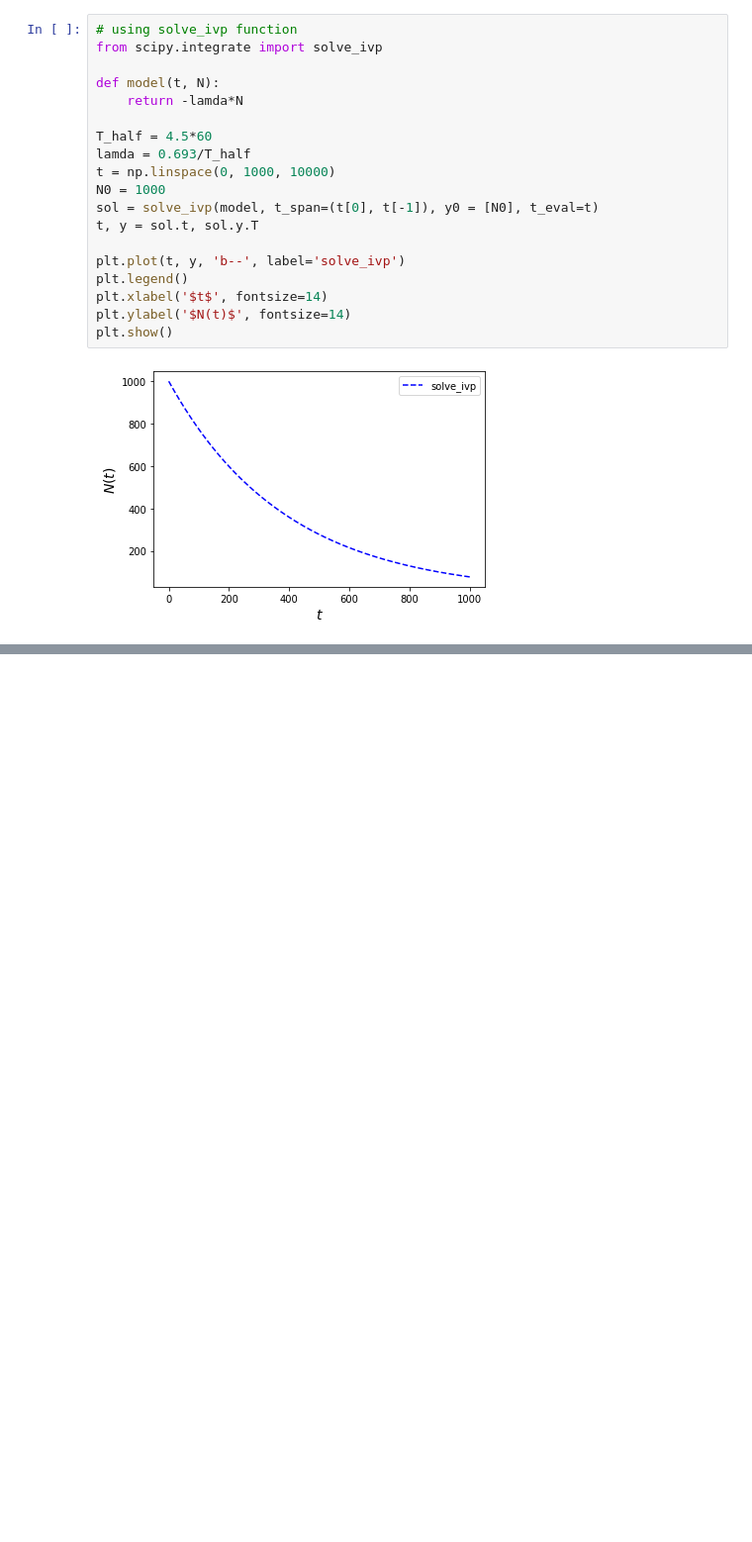
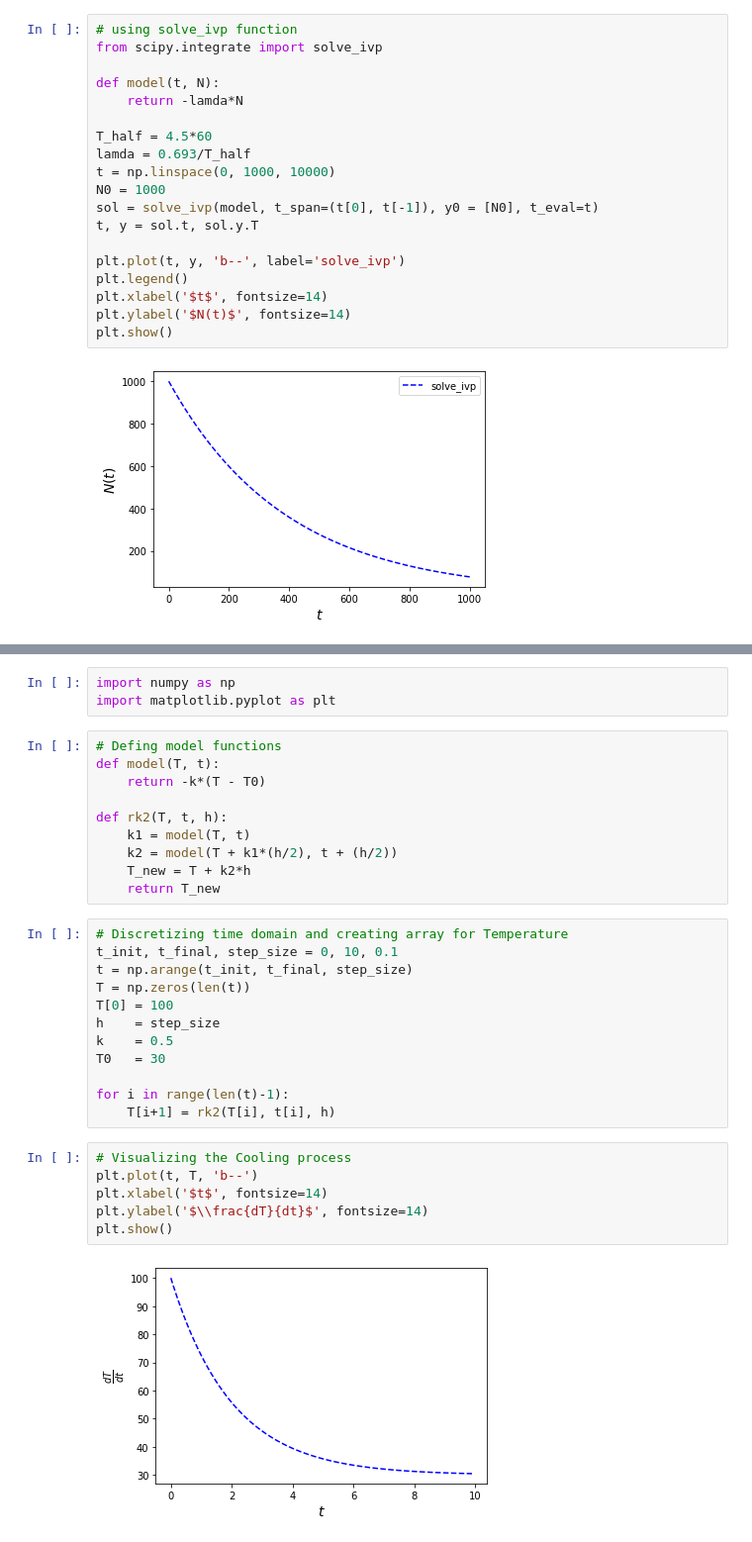
Before and after one commit to SubirSarkar2021/compulab.github.io, a Jupyter notebook: docs/sem3(2).ipynb, the cells around one changed output, grey strips where cells are left out. Shown at 99% size. Drawn from its saved outputs; the diff is of its cells as text; blank space fills up the shorter version.

```diff
--- a/docs/sem3(2).ipynb
+++ b/docs/sem3(2).ipynb
@@ -411,0 +422,33 @@ plt.show()
+# %%
+import numpy as np
+import matplotlib.pyplot as plt
+# %%
+# Defing model functions
+def model(T, t):
+    return -k*(T - T0)
+
+def rk2(T, t, h):
+    k1 = model(T, t)
+    k2 = model(T + k1*(h/2), t + (h/2))
+    T_new = T + k2*h
+    return T_new
+# %%
+# Discretizing time domain and creating array for Temperature
+t_init, t_final, step_size = 0, 10, 0.1
+t = np.arange(t_init, t_final, step_size)
+T = np.zeros(len(t))
+T[0] = 100
+h    = step_size
+k    = 0.5
+T0   = 30
+
+for i in range(len(t)-1):
+    T[i+1] = rk2(T[i], t[i], h)
+# %%
+# Visualizing the Cooling process
+plt.plot(t, T, 'b--')
+plt.xlabel('$t$', fontsize=14)
+plt.ylabel('$\\frac{dT}{dt}$', fontsize=14)
+plt.show()
+# %% [output]
+[figure, added]
```
Also changed, not shown: parts of 3 cells of this notebook, 7 other files.
